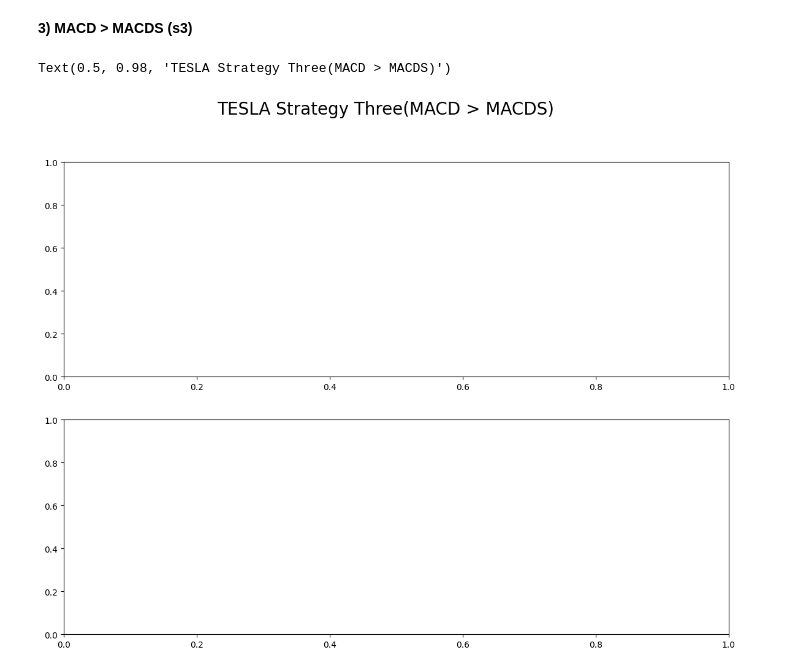
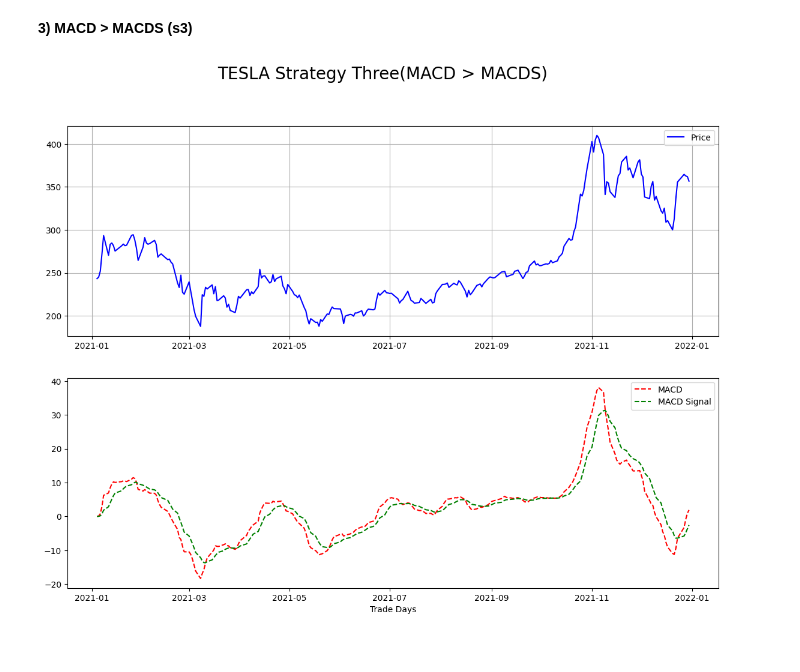
Before and after one commit to batuhanmtl/Time-Series-Analysis, a Jupyter notebook: Multivariate Regression/StockPricePrediction.ipynb, the cells around one changed output. Drawn from its saved outputs; the diff is of its cells as text; code cells hidden in the pictures.

Commit message:
stock price predict

```diff
--- a/Multivariate Regression/StockPricePrediction.ipynb
+++ b/Multivariate Regression/StockPricePrediction.ipynb
@@ -268,17 +268,27 @@ plt.show()
 # %% [markdown]
 <b>3) MACD > MACDS (s3)
 # %%
-df["MACD"] = ta.trend.macd(df["price"],26,12,fillna=True)
-df["MACD_signal"] = ta.trend.macd_signal(df["price"],26,12,
-                    9,fillna=True)
+df["MACD"] = ta.trend.macd(df["price"],fillna=True,window_fast=12,window_slow=26)
+df["MACD_signal"] = ta.trend.macd_signal(df["price"],
+                    window_fast=12,window_slow=26,window_sign=9,
+                    fillna=True)
 # %%
 df["buy_s3"] = np.where((df["MACD"] > df["MACD_signal"]), 1, 0)
 df["sell_s3"] = np.where((df["MACD"] < df["MACD_signal"]), 1, 0)
 df["buy_s3_ind"] = np.where((df["buy_s3"] > df["buy_s3"].shift(1)),1, 0)
 df["sell_s3_ind"] = np.where((df["sell_s3"] > df["sell_s3"].shift(1)),1, 0)
-# %%
-f,axarr = plt.subplots(2,sharex=False,figsize=(14,10))
-f.suptitle('TESLA Strategy Three(MACD > MACDS)', fontsize=20)
-# %% [output]
-Text(0.5, 0.98, 'TESLA Strategy Three(MACD > MACDS)')
-[figure, removed]
+# %%
+f,axarr = plt.subplots(2,sharex=False,figsize=(14,10))
+f.suptitle('TESLA Strategy Three(MACD > MACDS)', fontsize=20)
+axarr[0].plot(df["price"],label="Price",color='blue')
+axarr[0].legend(loc='best')
+axarr[0].grid(True)
+axarr[1].plot(df["MACD"],label="MACD",color='red',linestyle='--')
+axarr[1].plot(df["MACD_signal"],label="MACD Signal",color='green',linestyle='--')
+
+
+axarr[1].legend(loc='best')
+plt.xlabel('Trade Days')
+plt.show()
+# %% [output]
+[figure, added]
```
